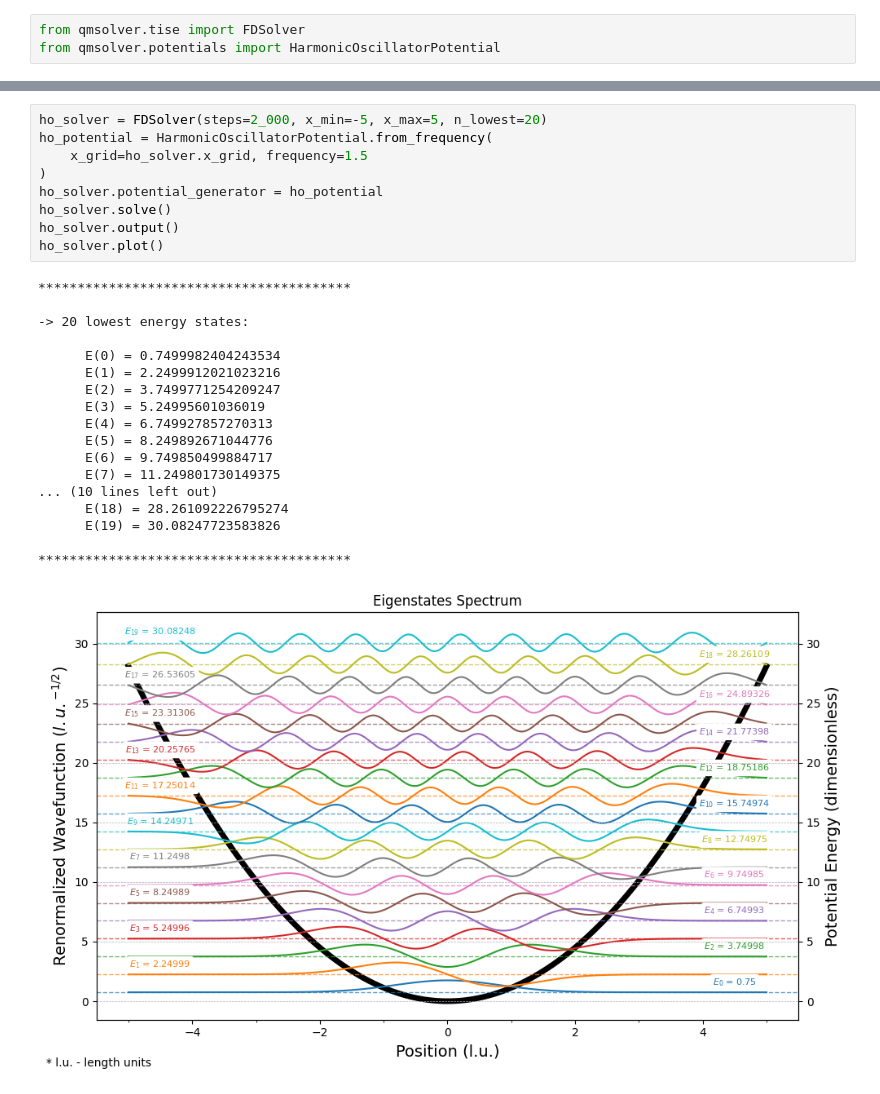
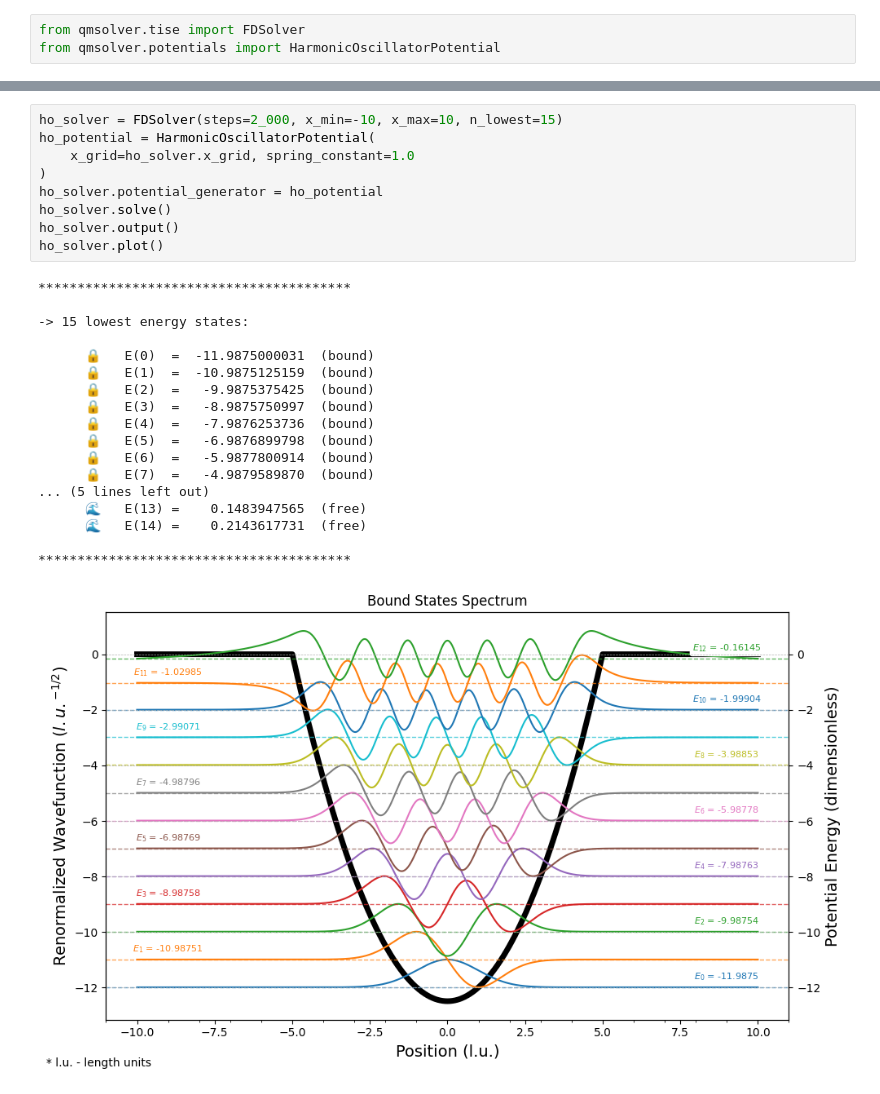
Before and after one commit to gbatagian/qmsolver, a Jupyter notebook: notebooks/harmonic_oscilator.ipynb, the cells around one changed output, grey strips where cells are left out. Saved outputs shown, nothing was run; the diff lists cells and outputs as text.

Commit message:
Update to seperate bound states from freem states in outputs

```diff
--- a/notebooks/harmonic_oscilator.ipynb
+++ b/notebooks/harmonic_oscilator.ipynb
@@ -33,28 +57,28 @@ ho_solver.plot()
 # %%
-ho_solver = FDSolver(steps=2_000, x_min=-5, x_max=5, n_lowest=20)
-ho_potential = HarmonicOscillatorPotential.from_frequency(
-    x_grid=ho_solver.x_grid, frequency=1.5
+ho_solver = FDSolver(steps=2_000, x_min=-10, x_max=10, n_lowest=15)
+ho_potential = HarmonicOscillatorPotential(
+    x_grid=ho_solver.x_grid, spring_constant=1.0
 )
 ho_solver.potential_generator = ho_potential
 ho_solver.solve()
 ho_solver.output()
 ho_solver.plot()
 # %% [output]
 ****************************************
 
--> 20 lowest energy states:
+-> 15 lowest energy states:
 
-      E(0) = 0.7499982404243534
-      E(1) = 2.2499912021023216
-      E(2) = 3.7499771254209247
-      E(3) = 5.24995601036019
-      E(4) = 6.749927857270313
-      E(5) = 8.249892671044776
-      E(6) = 9.749850499884717
-      E(7) = 11.249801730149375
-... (10 lines left out)
-      E(18) = 28.261092226795274
-      E(19) = 30.08247723583826
+      🔒   E(0)  =  -11.9875000031  (bound)
+      🔒   E(1)  =  -10.9875125159  (bound)
+      🔒   E(2)  =   -9.9875375425  (bound)
+      🔒   E(3)  =   -8.9875750997  (bound)
+      🔒   E(4)  =   -7.9876253736  (bound)
+      🔒   E(5)  =   -6.9876899798  (bound)
+      🔒   E(6)  =   -5.9877800914  (bound)
+      🔒   E(7)  =   -4.9879589870  (bound)
+... (5 lines left out)
+      🌊   E(13) =    0.1483947565  (free)
+      🌊   E(14) =    0.2143617731  (free)
 
 ****************************************
-[figure, old version]
+[figure, new version]
```
Also changed, not shown: parts of 2 cells of this notebook, 12 other files.
